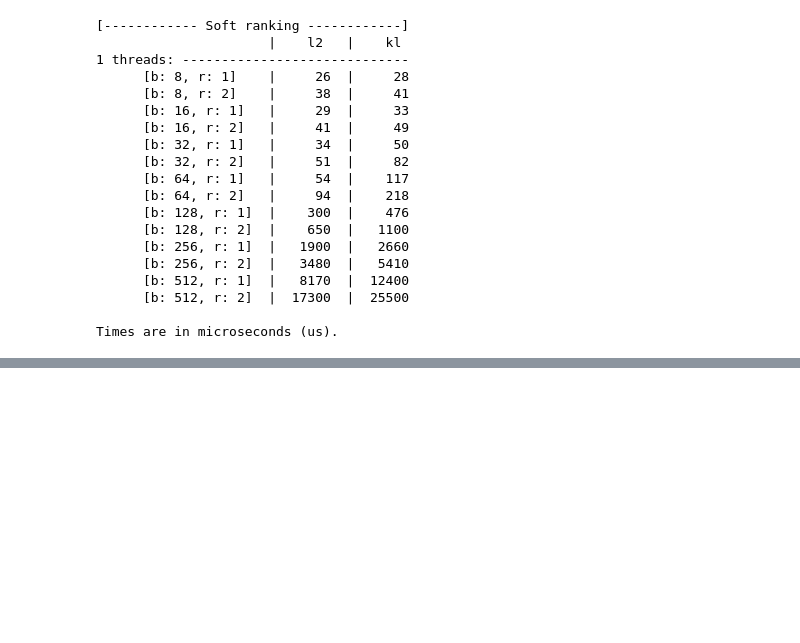
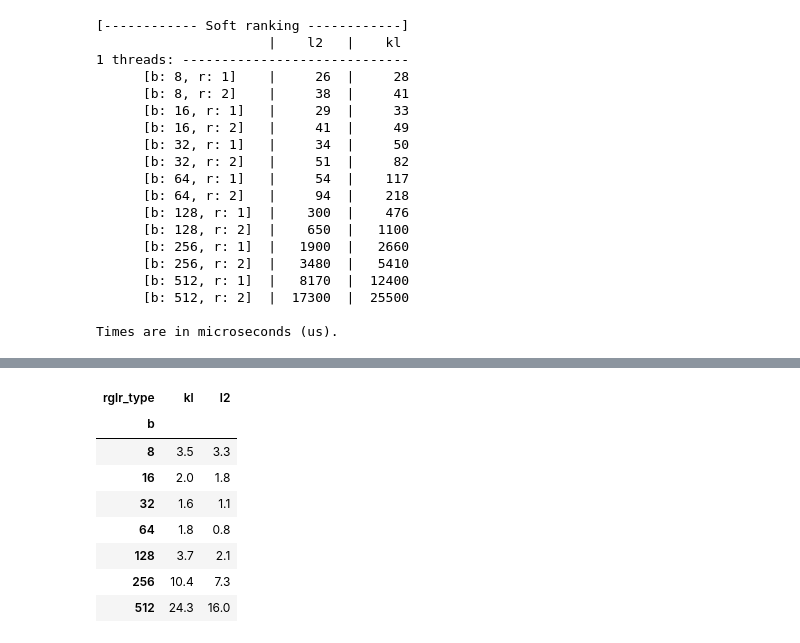
Before and after one commit to mrvnthss/rsa-vision-networks, a Jupyter notebook: notebooks/6.3-mt-differentiable-spearman.ipynb, the cells around one changed output, grey strips where cells are left out. Saved outputs shown, nothing was run; the diff lists cells and outputs as text; code cells hidden in the pictures; blank space fills up the shorter version.

```diff
--- a/notebooks/6.3-mt-differentiable-spearman.ipynb
+++ b/notebooks/6.3-mt-differentiable-spearman.ipynb
@@ -1177,0 +1218,17 @@ Times are in microseconds (us).
+# %%
+# Extract results for one RDM, and compute execution time per sample
+subset_df = results_df[results_df["r"] == 1].copy()
+subset_df["per_sample"] = (subset_df["median"] / subset_df["b"]).round(1)
+subset_df = subset_df.drop(columns=["r", "median"])
+pivot_df = subset_df.pivot(index="b", columns="rglr_type", values="per_sample")
+pivot_df
+# %% [output]
+| rglr_type | kl | l2 |
+| b |  |  |
+| 8 | 3.5 | 3.3 |
+| 16 | 2.0 | 1.8 |
+| 32 | 1.6 | 1.1 |
+| 64 | 1.8 | 0.8 |
+| 128 | 3.7 | 2.1 |
+| 256 | 10.4 | 7.3 |
+| 512 | 24.3 | 16.0 |
```
Also changed, not shown: parts of 2 cells of this notebook.
